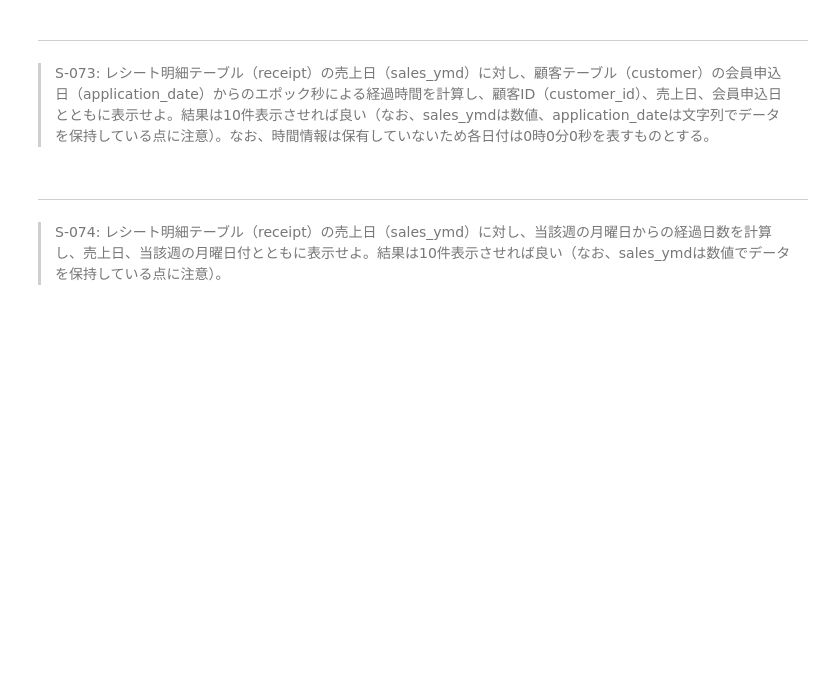
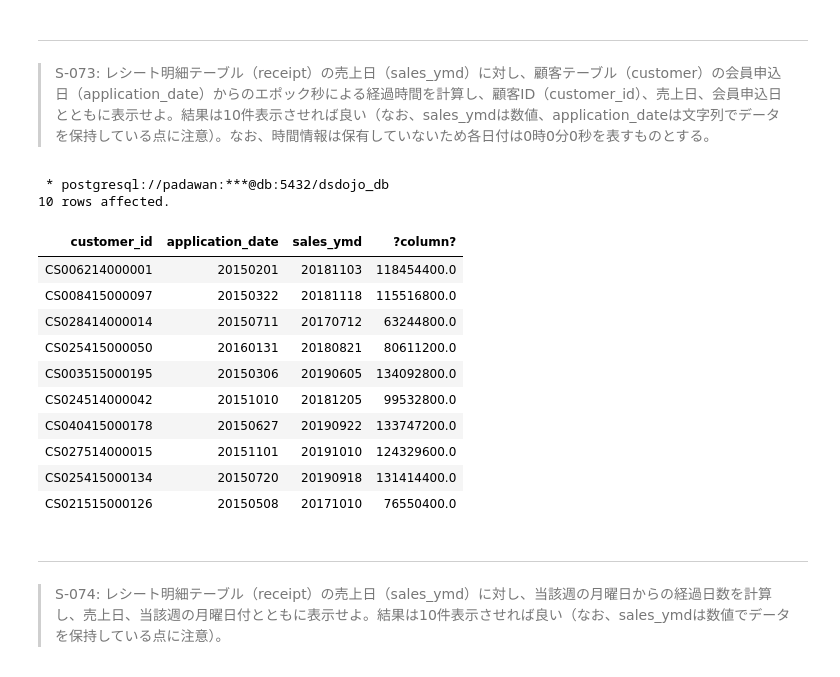
Before and after one commit to kouta0530/jupyter, a Jupyter notebook: practice/100knocks-preprocess/docker/work/preprocess_knock_SQL.ipynb, the cells around one changed output. Cells and saved outputs as stored; diff of their text form; code cells hidden in the pictures; blank space fills up the shorter version.

```diff
--- a/practice/100knocks-preprocess/docker/work/preprocess_knock_SQL.ipynb
+++ b/practice/100knocks-preprocess/docker/work/preprocess_knock_SQL.ipynb
@@ -1972,3 +1970,39 @@ LIMIT 10
+# %%
+%%sql
+WITH  epoch_date AS(
+    SELECT
+        customer.customer_id,
+        application_date,
+        sales_ymd,
+        EXTRACT(EPOCH FROM TO_TIMESTAMP(CAST(sales_ymd AS VARCHAR),'YYYYMMDD')) AS "sales_ymd_epoch",
+        EXTRACT(EPOCH FROM TO_TIMESTAMP(application_date,'YYYYMMDD')) AS "application_date_epoch"
+    FROM
+        receipt
+    INNER JOIN
+        customer
+    ON
+        receipt.customer_id = customer.customer_id
+)
+SELECT
+    customer_id,
+    application_date,
+    sales_ymd,
+    sales_ymd_epoch - application_date_epoch AS "elapsed_epoch"
+FROM epoch_date LIMIT 10
+# %% [output]
+ * postgresql://padawan:***@db:5432/dsdojo_db
+10 rows affected.
+| customer_id | application_date | sales_ymd | ?column? |
+| CS006214000001 | 20150201 | 20181103 | 118454400.0 |
+| CS008415000097 | 20150322 | 20181118 | 115516800.0 |
+| CS028414000014 | 20150711 | 20170712 | 63244800.0 |
+| CS025415000050 | 20160131 | 20180821 | 80611200.0 |
+| CS003515000195 | 20150306 | 20190605 | 134092800.0 |
+| CS024514000042 | 20151010 | 20181205 | 99532800.0 |
+| CS040415000178 | 20150627 | 20190922 | 133747200.0 |
+| CS027514000015 | 20151101 | 20191010 | 124329600.0 |
+| CS025415000134 | 20150720 | 20190918 | 131414400.0 |
+| CS021515000126 | 20150508 | 20171010 | 76550400.0 |
 # %% [markdown]
 ---
 > S-074: レシート明細テーブル（receipt）の売上日（sales_ymd）に対し、当該週の月曜日からの経過日数を計算し、売上日、当該週の月曜日付とともに表示せよ。結果は10件表示させれば良い（なお、sales_ymdは数値でデータを保持している点に注意）。
```
Also changed, not shown: parts of 1 cell of this notebook.
